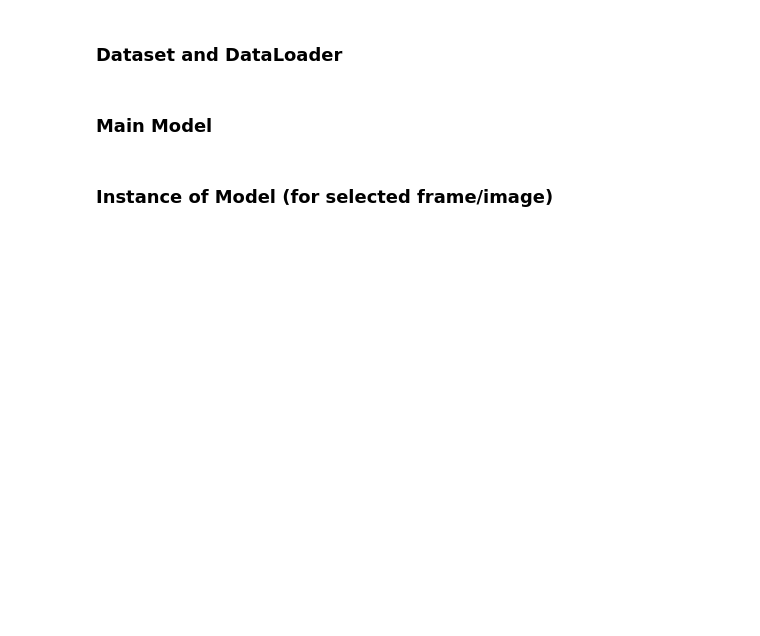
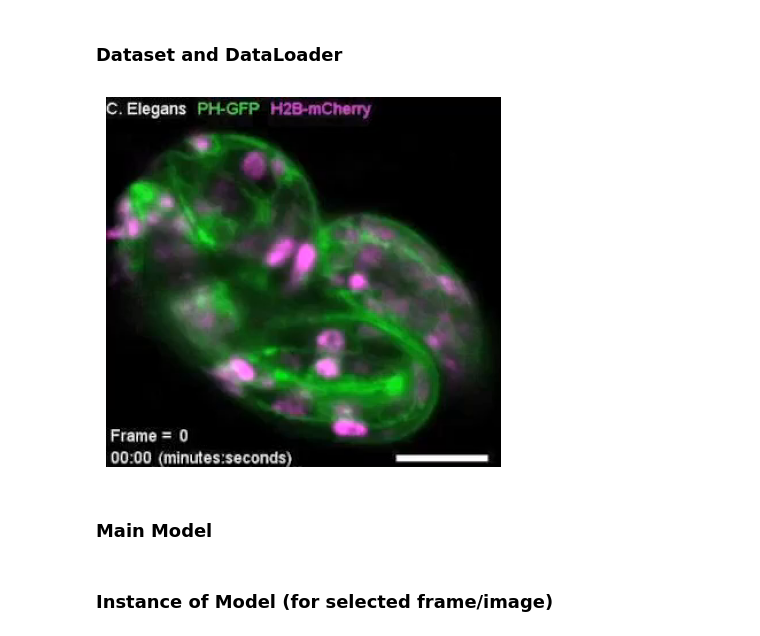
Before and after one commit to martinezdavid12/DMartinez_CILab, a Jupyter notebook: 2D_image.ipynb, the cells around one changed output. Saved outputs shown, nothing was run; the diff lists cells and outputs as text; code cells hidden in the pictures; blank space fills up the shorter version.

Commit message:
image reconstruction working

```diff
--- a/2D_image.ipynb
+++ b/2D_image.ipynb
@@ -52,5 +61,6 @@ grid = torch.empty(props.shape[1], props.shape[2], 3).to(device)
 # Create image tensor
 frame = 0
 image = torch.tensor(video[frame]).to(device)
+image = image.type(torch.int32)
 
 image.shape
@@ -67,7 +81,7 @@ from torch.utils.data import DataLoader
 
 class SingleImageDataset(Dataset):
     def __init__(self, image, transform=None, target_transform=None):
-        self.image = image
+        self.image = image.type(torch.int32)
         self.transform = transform
         self.target_transform = target_transform
     def __len__(self):
@@ -75,11 +89,11 @@ class SingleImageDataset(Dataset):
     def __getitem__(self, idx):
         row = idx // int(image.shape[1])
         col = idx % int(image.shape[1])
-        pixel = image[row][col]
+        pixel = torch.tensor(self.image[row][col]).type(torch.int32)
         #label = pixel
-        return row, col, pixel
+        return (row, col), pixel
 training_data = SingleImageDataset(image)
 #testing_data = None
 
-train_dataloader = DataLoader(training_data, batch_size=32, shuffle=True)
+train_dataloader = DataLoader(training_data, batch_size=64, shuffle=True)
 #train_dataloader = DataLoader(testing_data, batch_size=32, shuffle=True)
@@ -93,3 +100,23 @@ plt.imshow(testGrid.cpu())
+# %%
+#Test Dataloader
+# First index: batch row list and batch col list
+testGrid = torch.empty(props.shape[1], props.shape[2], 3).cpu()
+testGrid = testGrid.type(torch.int32)
+# %%
+# FOR TESTING PURPOSES ONLY (Verifies sanity of dataset)
+for batch in iter(train_dataloader):
+    rows = batch[0][0]
+    cols = batch[0][1]
+    pixels = batch[1]
+    for i in range(0, len(rows)):
+        row = rows[i]
+        col = cols[i]
+        pixel = pixels[i]
+        testGrid[row][col] = pixel
+plt.imshow(testGrid.cpu());
+plt.axis(False);
+# %% [output]
+[figure, added]
 # %% [markdown]
 ### Main Model
 # %%
```
Also changed, not shown: parts of 15 cells of this notebook.
